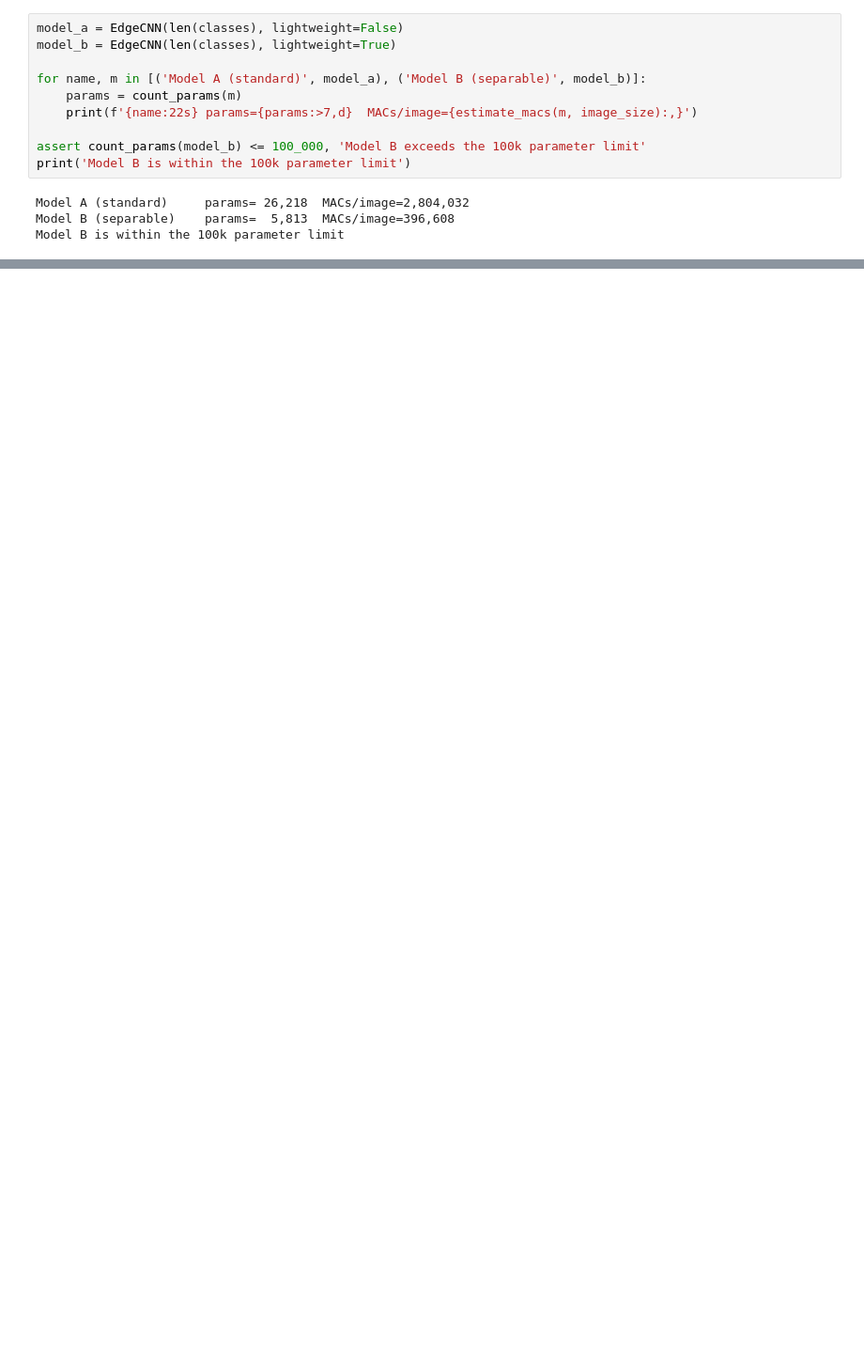
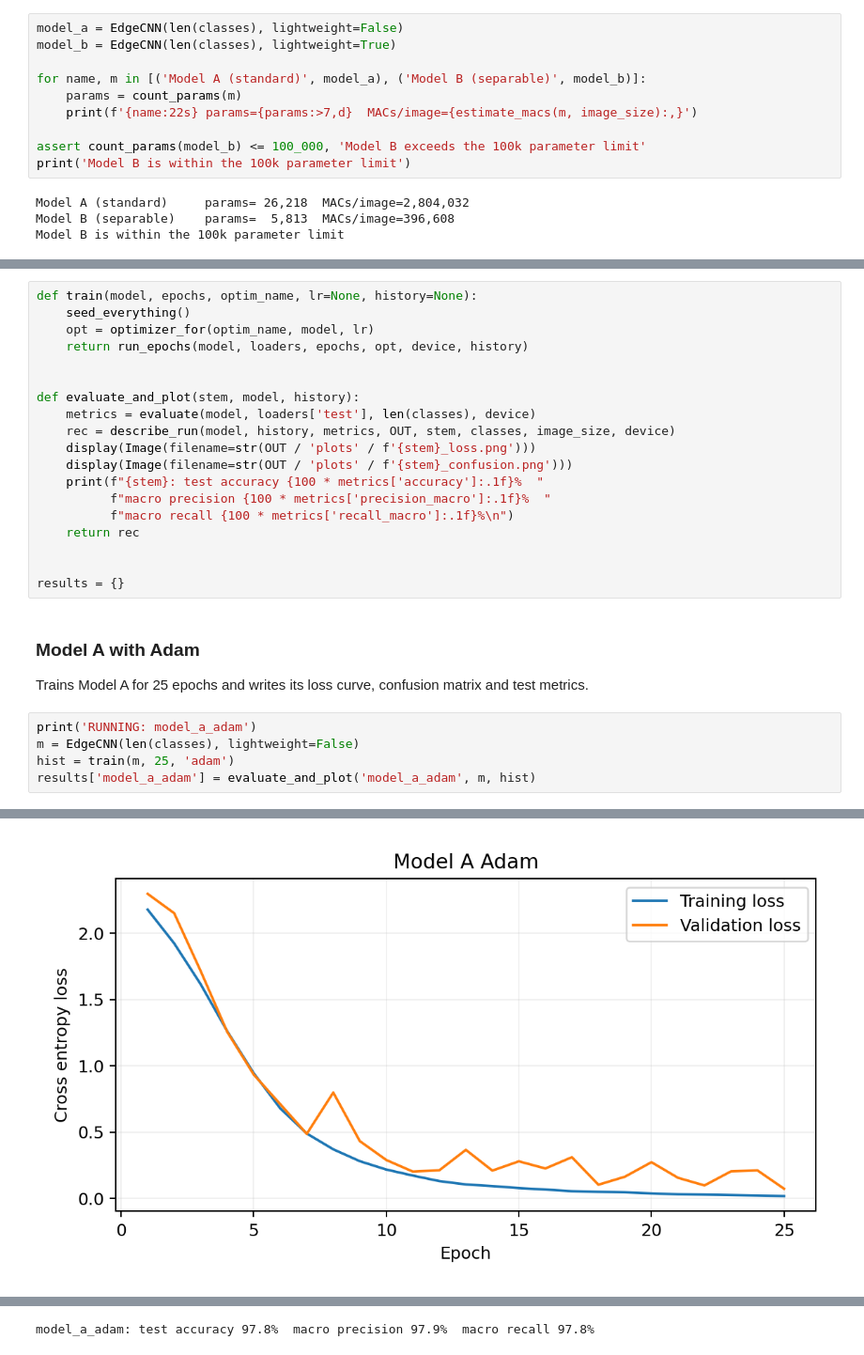
Before and after one commit to Isira-Himal-Perera/CNN-for-Edge-Image-Classification, a Jupyter notebook: notebooks/Cybertron_A03_End_To_End.ipynb, the cells around one changed output, grey strips where cells are left out. Shown at 94% size. Drawn from its saved outputs; the diff is of its cells as text; blank space fills up the shorter version.

Commit message:
Add Model A training run to end-to-end notebook

```diff
--- a/notebooks/Cybertron_A03_End_To_End.ipynb
+++ b/notebooks/Cybertron_A03_End_To_End.ipynb
@@ -69,0 +82,29 @@ Model B is within the 100k parameter limit
+# %%
+def train(model, epochs, optim_name, lr=None, history=None):
+    seed_everything()
+    opt = optimizer_for(optim_name, model, lr)
+    return run_epochs(model, loaders, epochs, opt, device, history)
+
+
+def evaluate_and_plot(stem, model, history):
+    metrics = evaluate(model, loaders['test'], len(classes), device)
+    rec = describe_run(model, history, metrics, OUT, stem, classes, image_size, device)
+    display(Image(filename=str(OUT / 'plots' / f'{stem}_loss.png')))
+    display(Image(filename=str(OUT / 'plots' / f'{stem}_confusion.png')))
+    print(f"{stem}: test accuracy {100 * metrics['accuracy']:.1f}%  "
+          f"macro precision {100 * metrics['precision_macro']:.1f}%  "
+          f"macro recall {100 * metrics['recall_macro']:.1f}%\n")
+    return rec
+
+
+results = {}
+# %% [markdown]
+### Model A with Adam
+
+Trains Model A for 25 epochs and writes its loss curve, confusion matrix and test metrics.
+# %%
+print('RUNNING: model_a_adam')
+m = EdgeCNN(len(classes), lightweight=False)
+hist = train(m, 25, 'adam')
+results['model_a_adam'] = evaluate_and_plot('model_a_adam', m, hist)
+# %% [output]
@@ -69,0 +128 @@ Model B is within the 100k parameter limit
+[figure, added]
@@ -69,0 +130 @@ Model B is within the 100k parameter limit
+model_a_adam: test accuracy 97.8%  macro precision 97.9%  macro recall 97.8%
```
Also changed, not shown: parts of 6 cells of this notebook.
